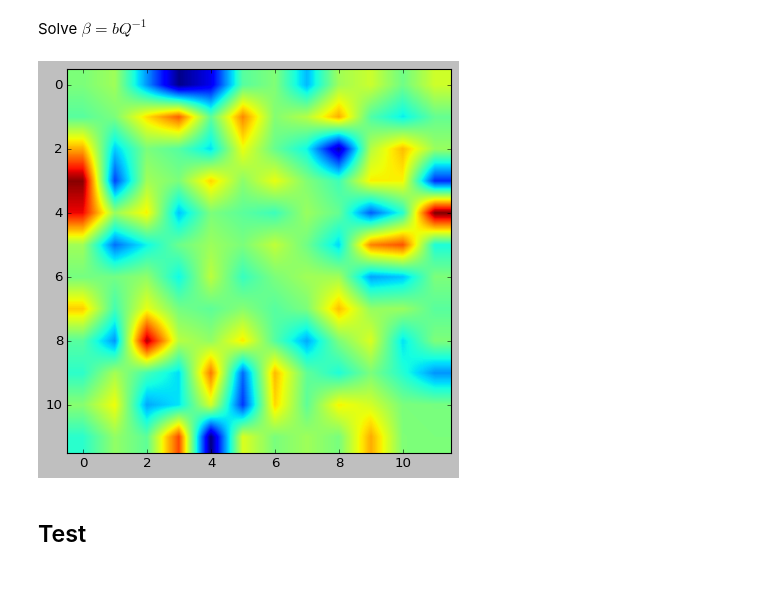
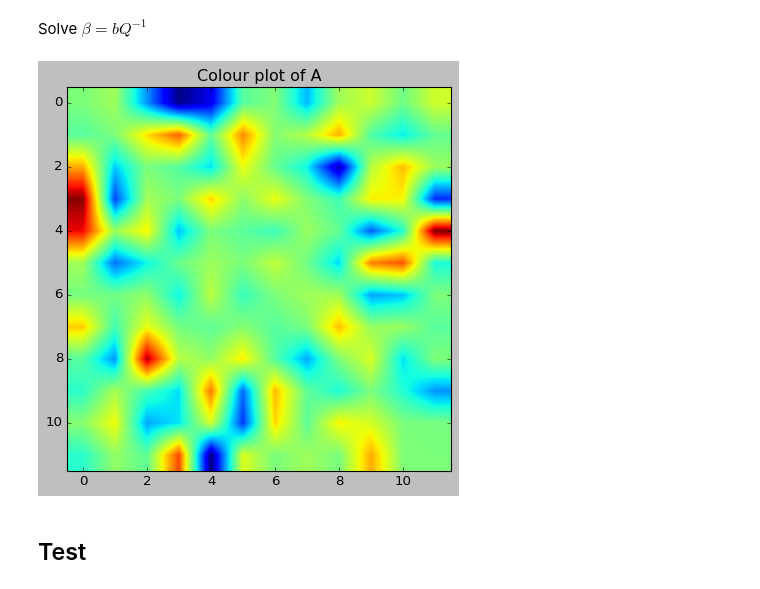
Before and after one commit to ofs416/Brain_Machine_Interfaces, a Jupyter notebook: Coursework_1/code.ipynb, the cells around one changed output. Drawn from its saved outputs; the diff is of its cells as text; code cells hidden in the pictures.

Commit message:
All figures saved. Some plot code edited

```diff
--- a/Coursework_1/code.ipynb
+++ b/Coursework_1/code.ipynb
@@ -263,9 +259,10 @@ def a_estimate(z):
 beta, A = a_estimate(Z)
 # %%
 plt.imshow(A)
+plt.title('Colour plot of A')
 plt.show()
 # %% [output]
-[figure, old version]
+[figure, new version]
 # %% [markdown]
 ## Test
 # %%
```
Also changed, not shown: parts of 27 cells of this notebook, 12 other files.
